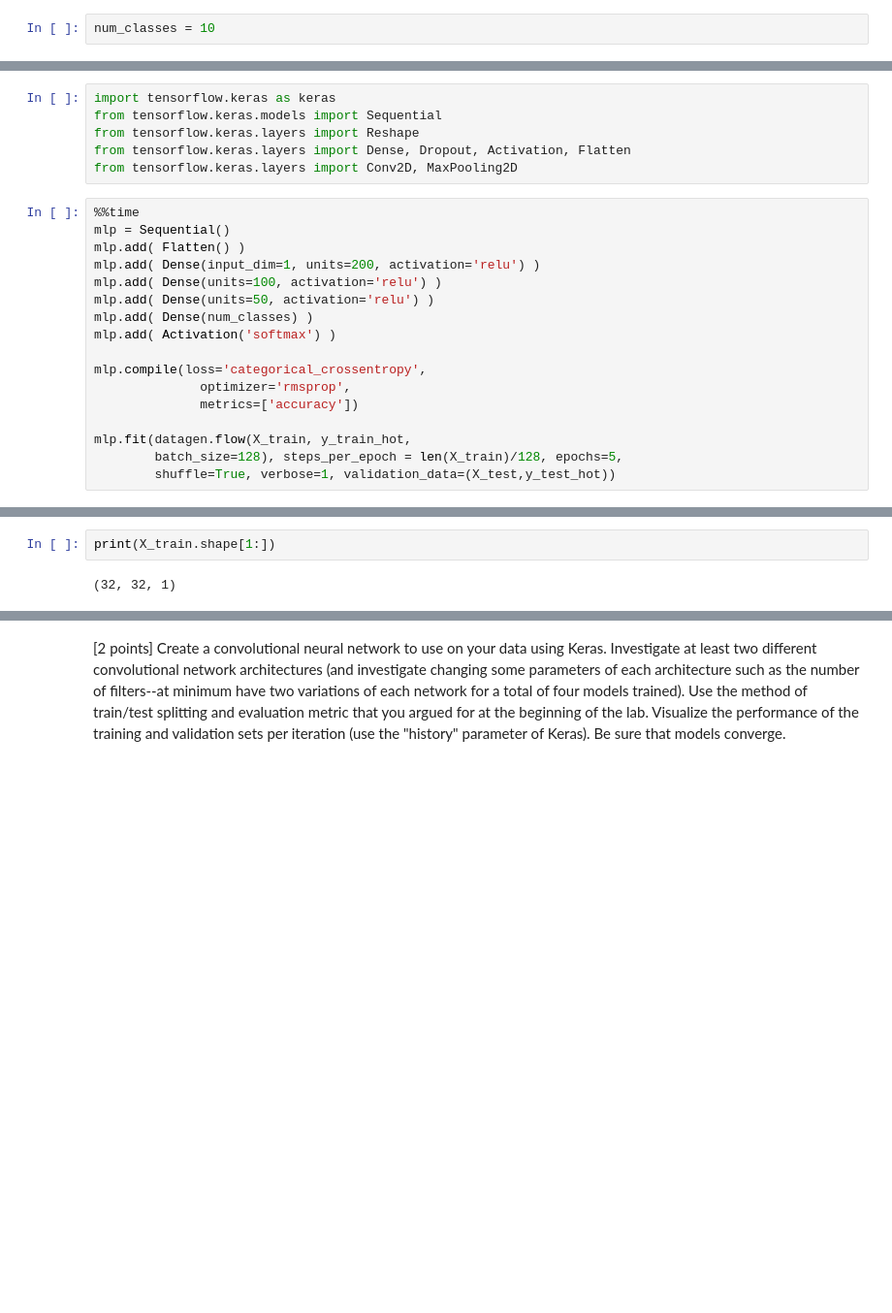
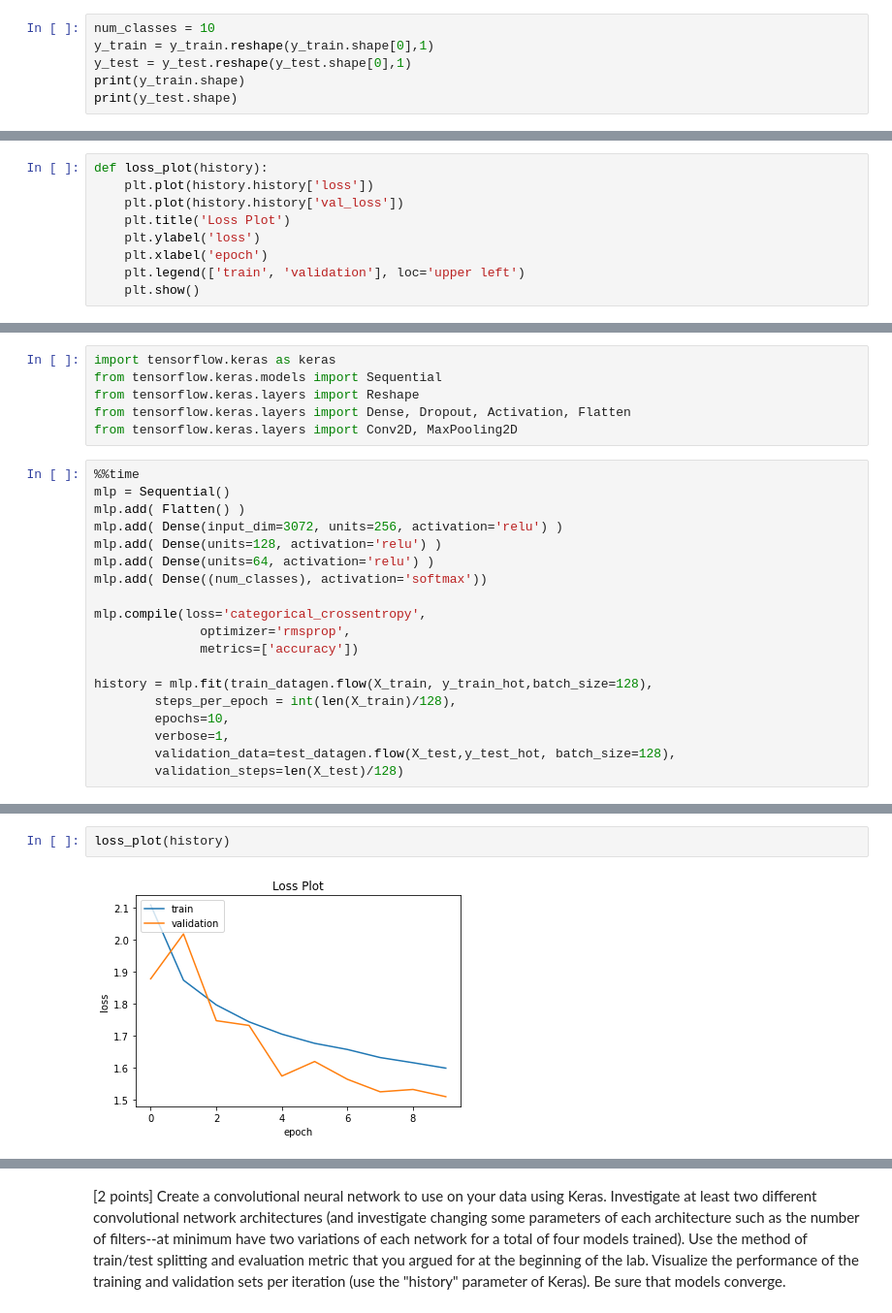
Before and after one commit to lukedemaio/MLLab06, a Jupyter notebook: Lab 6.ipynb, the cells around one changed output, grey strips where cells are left out. Shown at 97% size. Saved outputs shown, nothing was run; the diff lists cells and outputs as text; blank space fills up the shorter version.

```diff
--- a/Lab 6.ipynb
+++ b/Lab 6.ipynb
@@ -170,3 +179,7 @@ for X_batch, y_batch in datagen.flow(X_train, y_train, batch_size=4, seed=0):
 ## One Hot Encoding of Target Data
 # %%
 num_classes = 10
+y_train = y_train.reshape(y_train.shape[0],1)
+y_test = y_test.reshape(y_test.shape[0],1)
+print(y_train.shape)
+print(y_test.shape)
@@ -176,3 +197,12 @@ y_test_hot = keras.utils.to_categorical(y_test, num_classes)
+# %%
+def loss_plot(history):
+    plt.plot(history.history['loss'])
+    plt.plot(history.history['val_loss'])
+    plt.title('Loss Plot')
+    plt.ylabel('loss')
+    plt.xlabel('epoch')
+    plt.legend(['train', 'validation'], loc='upper left')
+    plt.show()
 # %% [markdown]
 ## Multi-Layer Perceptron
 # %%
@@ -185,17 +215,19 @@ from tensorflow.keras.layers import Conv2D, MaxPooling2D
 %%time
 mlp = Sequential()
 mlp.add( Flatten() )
-mlp.add( Dense(input_dim=1, units=200, activation='relu') )
-mlp.add( Dense(units=100, activation='relu') )
-mlp.add( Dense(units=50, activation='relu') )
-mlp.add( Dense(num_classes) )
-mlp.add( Activation('softmax') )
+mlp.add( Dense(input_dim=3072, units=256, activation='relu') )
+mlp.add( Dense(units=128, activation='relu') )
+mlp.add( Dense(units=64, activation='relu') )
+mlp.add( Dense((num_classes), activation='softmax'))
 
 mlp.compile(loss='categorical_crossentropy',
               optimizer='rmsprop',
               metrics=['accuracy'])
 
-mlp.fit(datagen.flow(X_train, y_train_hot,
-        batch_size=128), steps_per_epoch = len(X_train)/128, epochs=5,
-        shuffle=True, verbose=1, validation_data=(X_test,y_test_hot))
+history = mlp.fit(train_datagen.flow(X_train, y_train_hot,batch_size=128),
+        steps_per_epoch = int(len(X_train)/128),
+        epochs=10,
+        verbose=1,
+        validation_data=test_datagen.flow(X_test,y_test_hot, batch_size=128),
+        validation_steps=len(X_test)/128)
 # %% [output]
@@ -215,7 +251,7 @@ Wall time: 2min 40s
-# %%
-print(X_train.shape[1:])
-# %% [output]
-(32, 32, 1)
+# %%
+loss_plot(history)
+# %% [output]
+[figure, added]
 # %%
 %%time
 
```
Also changed, not shown: parts of 32 cells of this notebook.
